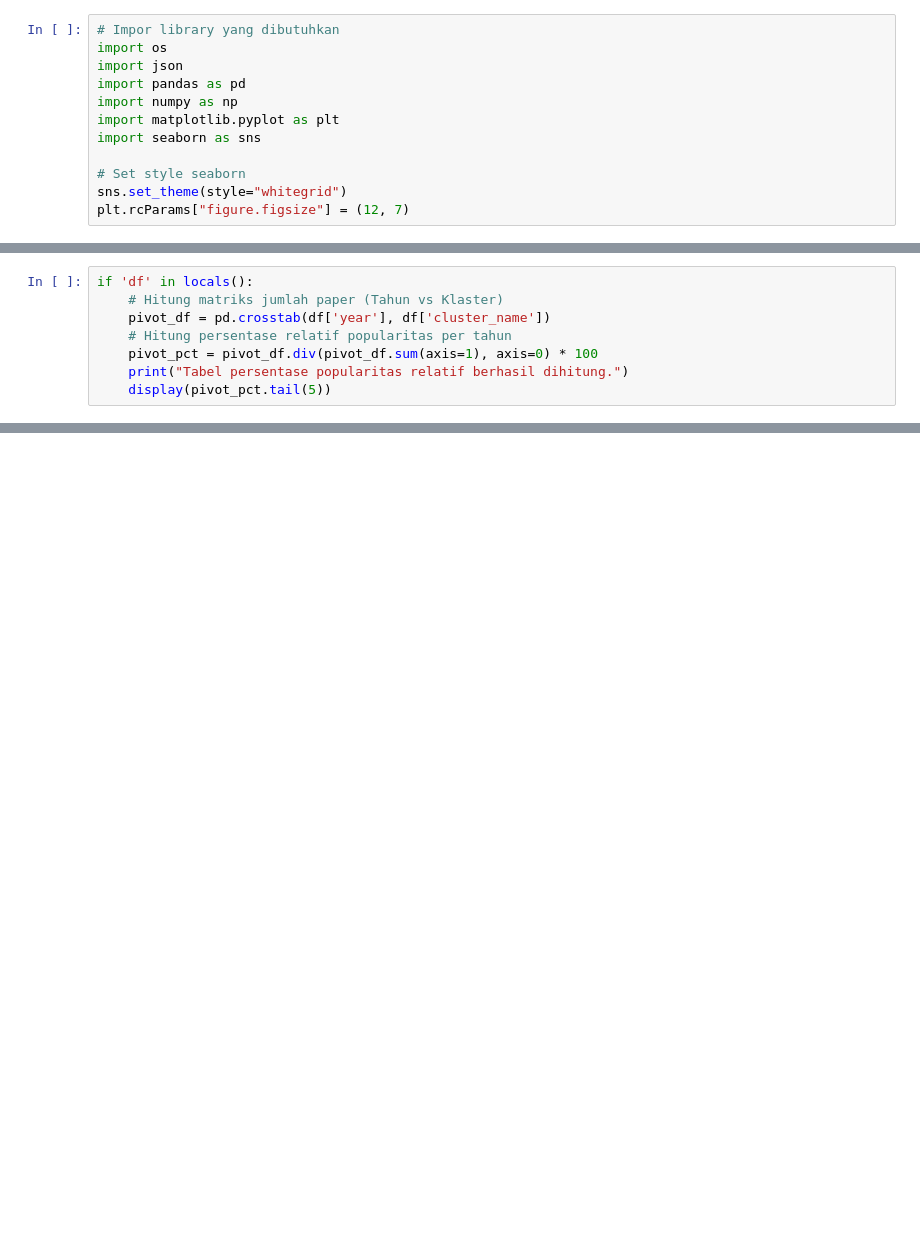
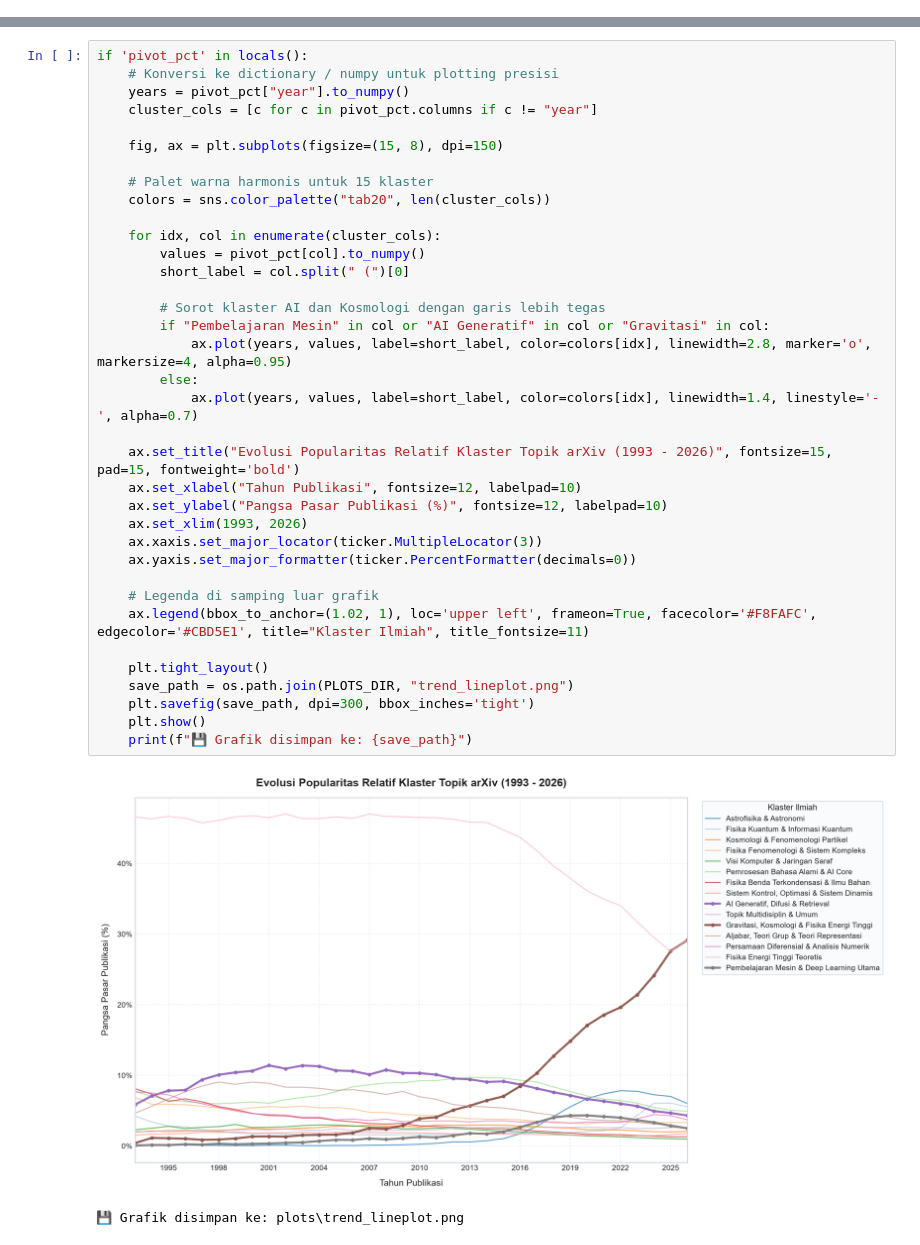
Before and after one commit to haidarfaizul/arXiv-Topic-Explorer, a Jupyter notebook: 02_Trend_Analysis/topic_trend_analysis.ipynb, the cells around one changed output, grey strips where cells are left out. Cells and saved outputs as stored; diff of their text form; blank space fills up the shorter version.

```diff
--- a/02_Trend_Analysis/topic_trend_analysis.ipynb
+++ b/02_Trend_Analysis/topic_trend_analysis.ipynb
@@ -11,12 +0,0 @@ Notebook ini menganalisis pergeseran popularitas relatif dari 15 klaster/topik a
-# %%
-# Impor library yang dibutuhkan
-import os
-import json
-import pandas as pd
-import numpy as np
-import matplotlib.pyplot as plt
-import seaborn as sns
-
-# Set style seaborn
-sns.set_theme(style="whitegrid")
-plt.rcParams["figure.figsize"] = (12, 7)
@@ -101,8 +0,0 @@ Total dokumen valid untuk analisis tren: 2,931,651
-# %%
-if 'df' in locals():
-    # Hitung matriks jumlah paper (Tahun vs Klaster)
-    pivot_df = pd.crosstab(df['year'], df['cluster_name'])
-    # Hitung persentase relatif popularitas per tahun
-    pivot_pct = pivot_df.div(pivot_df.sum(axis=1), axis=0) * 100
-    print("Tabel persentase popularitas relatif berhasil dihitung.")
-    display(pivot_pct.tail(5))
@@ -253,0 +204,39 @@ if 'pivot_df' in locals():
+# %%
+if 'pivot_pct' in locals():
+    # Konversi ke dictionary / numpy untuk plotting presisi
+    years = pivot_pct["year"].to_numpy()
+    cluster_cols = [c for c in pivot_pct.columns if c != "year"]
+
+    fig, ax = plt.subplots(figsize=(15, 8), dpi=150)
+
+    # Palet warna harmonis untuk 15 klaster
+    colors = sns.color_palette("tab20", len(cluster_cols))
+
+    for idx, col in enumerate(cluster_cols):
+        values = pivot_pct[col].to_numpy()
+        short_label = col.split(" (")[0]
+
+        # Sorot klaster AI dan Kosmologi dengan garis lebih tegas
+        if "Pembelajaran Mesin" in col or "AI Generatif" in col or "Gravitasi" in col:
+            ax.plot(years, values, label=short_label, color=colors[idx], linewidth=2.8, marker='o', markersize=4, alpha=0.95)
+        else:
+            ax.plot(years, values, label=short_label, color=colors[idx], linewidth=1.4, linestyle='-', alpha=0.7)
+
+    ax.set_title("Evolusi Popularitas Relatif Klaster Topik arXiv (1993 - 2026)", fontsize=15, pad=15, fontweight='bold')
+    ax.set_xlabel("Tahun Publikasi", fontsize=12, labelpad=10)
+    ax.set_ylabel("Pangsa Pasar Publikasi (%)", fontsize=12, labelpad=10)
+    ax.set_xlim(1993, 2026)
+    ax.xaxis.set_major_locator(ticker.MultipleLocator(3))
+    ax.yaxis.set_major_formatter(ticker.PercentFormatter(decimals=0))
+
+    # Legenda di samping luar grafik
+    ax.legend(bbox_to_anchor=(1.02, 1), loc='upper left', frameon=True, facecolor='#F8FAFC', edgecolor='#CBD5E1', title="Klaster Ilmiah", title_fontsize=11)
+
+    plt.tight_layout()
+    save_path = os.path.join(PLOTS_DIR, "trend_lineplot.png")
+    plt.savefig(save_path, dpi=300, bbox_inches='tight')
+    plt.show()
+    print(f"💾 Grafik disimpan ke: {save_path}")
+# %% [output]
+[figure, added]
+💾 Grafik disimpan ke: plots\trend_lineplot.png
```
Also changed, not shown: parts of 40 cells of this notebook, 15 other files.
